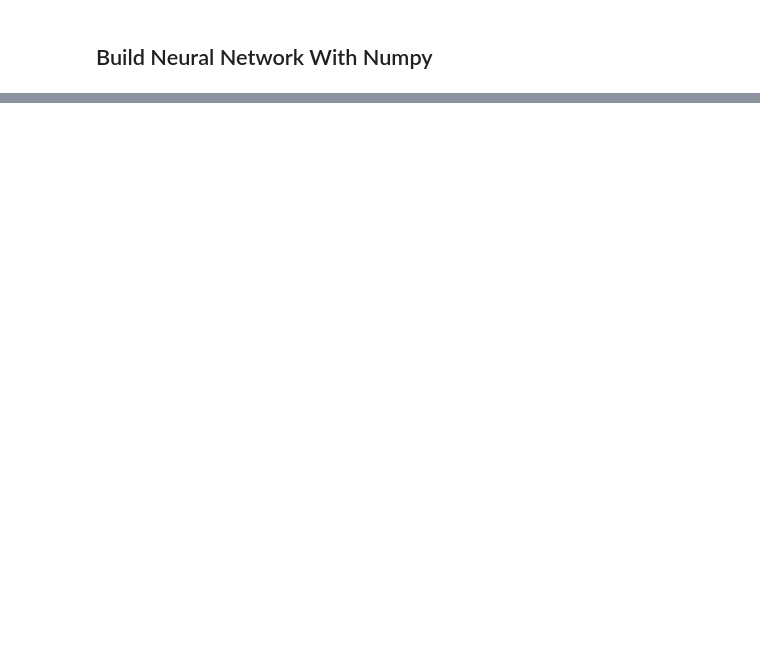
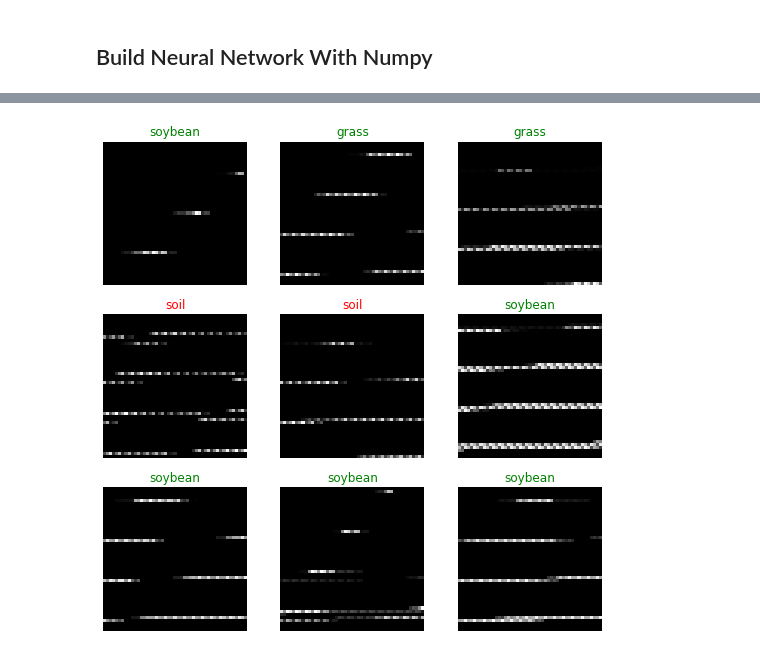
Before and after one commit to dgildeh/jupyter-notebooks, a Jupyter notebook: Soybean_Img_Classifier_Numpy.ipynb, the cells around one changed output, grey strips where cells are left out. Drawn from its saved outputs; the diff is of its cells as text; code cells hidden in the pictures; blank space fills up the shorter version.

Commit message:
Final soybean classification notebook

```diff
--- a/Soybean_Img_Classifier_Numpy.ipynb
+++ b/Soybean_Img_Classifier_Numpy.ipynb
@@ -342,0 +381,26 @@ plt.show()
+# %%
+label_CM = {
+    0: 'red',  # Incorrect classification
+    1: 'green' # Correct classification
+}
+
+vl_indices = np.random.choice(len(y_test), 9)
+vl_pred = []
+vl_true = []
+
+for idx in vl_indices:
+    pred = net.predict(np.array([X_test[idx]]))
+    vl_true.append(y_test[idx])
+    vl_pred.append(pred)
+vl_pred = np.array(vl_pred).flatten()
+
+f,ax = plt.subplots(3, 3, figsize=(9, 9))
+for idx in range(9):
+    score = 1 if vl_pred[idx] == vl_true[idx] else 0
+    class_type = classes[y_test[idx]]
+    im_data = X_test[idx][0:47 * 47].reshape(47, 47)
+    ax[idx//3,idx%3].imshow(im_data, cmap='gray')
+    ax[idx//3,idx%3].axis('off')
+    ax[idx//3,idx%3].set_title(class_type, color=label_CM[score])
+# %% [output]
+[figure, added]
```
Also changed, not shown: parts of 10 cells of this notebook.
